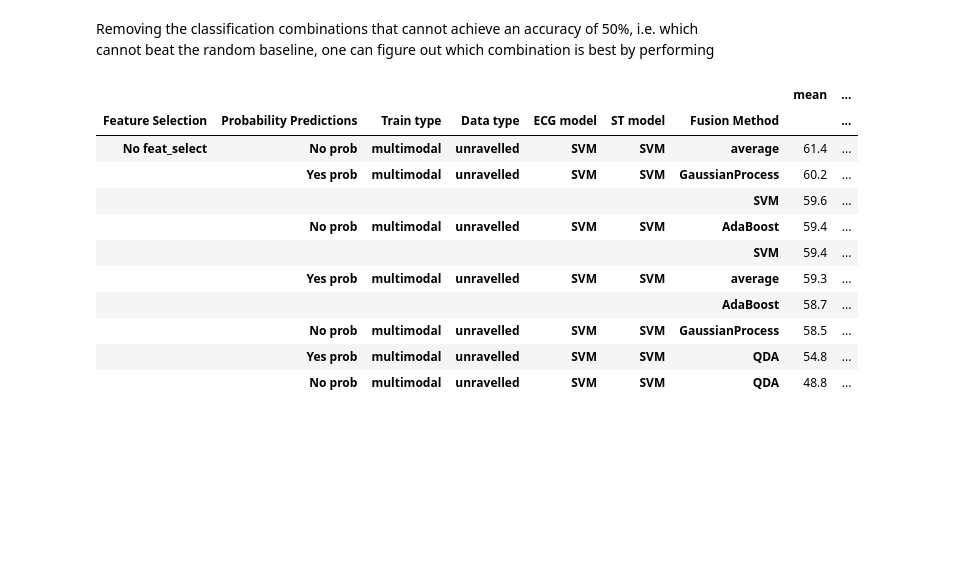
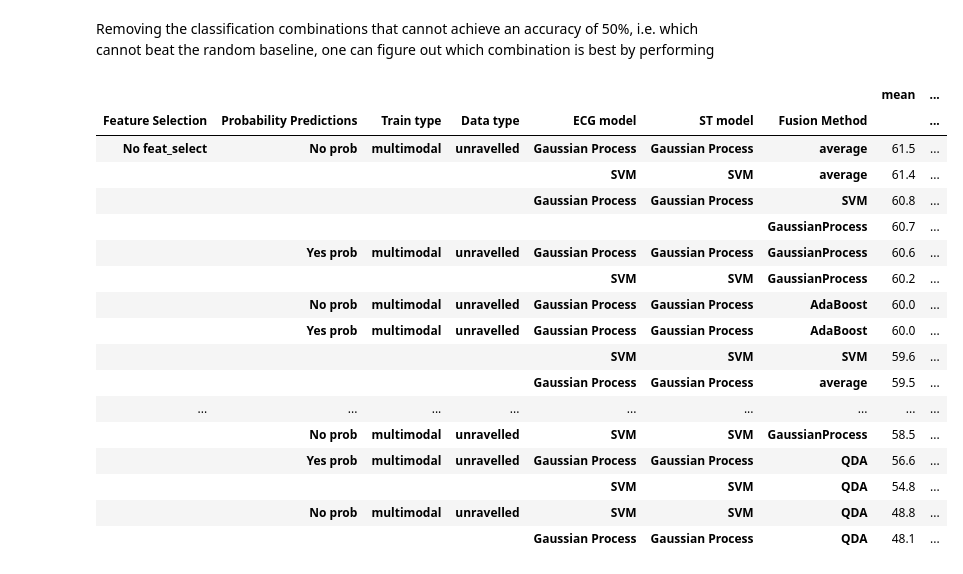
Before and after one commit to LeonardoAlchieri/MUSE, a Jupyter notebook: notebooks/results-analysis.ipynb, the cells around one changed output. Cells and saved outputs as stored; diff of their text form; code cells hidden in the pictures; blank space fills up the shorter version.

```diff
--- a/notebooks/results-analysis.ipynb
+++ b/notebooks/results-analysis.ipynb
@@ -411,7 +411,7 @@ plt.show()
 # %% [markdown]
 Removing the classification combinations that cannot achieve an accuracy of 50%, i.e. which cannot beat the random baseline, one can figure out which combination is best by performing
 # %%
-from pandas import MultiIndex, DataFrame, concat, set_option
+from pandas import MultiIndex, DataFrame, concat, set_option, read_csv
 from numpy import sqrt, round
 
 
@@ -472,6 +472,24 @@ multimodal_sessions: dict[str] = {
         "SVM", "SVM",
     ): [
         "rootsession15",
+    ],
+    (
+        "No feat_select",
+        "Yes prob",
+        "multimodal",
+        "unravelled",
+        "Gaussian Process", "Gaussian Process",
+    ): [
+        "rootsession17",
+    ],
+    (
+        "No feat_select",
+        "No prob",
+        "multimodal",
+        "unravelled",
+        "Gaussian Process", "Gaussian Process",
+    ): [
+        "rootsession18",
     ]
 }
 
@@ -492,40 +510,46 @@ for session_name, sessions in multimodal_sessions.items():
 
         new_idx = [tuple(idx.split(" ")) for idx in avg_df.index]
         new_idx = [tuple((*session_name, idx[-1])) for idx in new_idx]
 
         avg_df.index = MultiIndex.from_tuples(
             new_idx,
             names=[
                 "Feature Selection",
                 "Probability Predictions",
                 "Train type",
                 "Data type",
                 "ECG model",
                 "ST model",
                 "Fusion Method",
             ],
         )
         new_data = DataFrame()
         new_data["mean"] = round(avg_df * 100, decimals=1).astype(float)
         # new_data['std'] = data.std(axis=0).values
         new_data["se"] = round(
             data.std(axis=0).values / sqrt(10) * 100, decimals=1
         ).astype(float)
         final_df = concat([final_df, new_data])
 
 set_option("display.max_rows", 500)
 # final_df = final_df.iloc[[i for i, idx in enumerate(final_df.index) if len(idx[-1]) != 1],:]
 display(final_df.sort_values(by=["mean"], ascending=False))
 # %% [output]
 |  |  |  |  |  |  |  | mean | ... |
 | Feature Selection | Probability Predictions | Train type | Data type | ECG model | ST model | Fusion Method |  | ... |
-| No feat_select | No prob | multimodal | unravelled | SVM | SVM | average | 61.4 | ... |
-|  | Yes prob | multimodal | unravelled | SVM | SVM | GaussianProcess | 60.2 | ... |
-|  |  |  |  |  |  | SVM | 59.6 | ... |
-|  | No prob | multimodal | unravelled | SVM | SVM | AdaBoost | 59.4 | ... |
-|  |  |  |  |  |  | SVM | 59.4 | ... |
-|  | Yes prob | multimodal | unravelled | SVM | SVM | average | 59.3 | ... |
-|  |  |  |  |  |  | AdaBoost | 58.7 | ... |
+| No feat_select | No prob | multimodal | unravelled | Gaussian Process | Gaussian Process | average | 61.5 | ... |
+|  |  |  |  | SVM | SVM | average | 61.4 | ... |
+|  |  |  |  | Gaussian Process | Gaussian Process | SVM | 60.8 | ... |
+|  |  |  |  |  |  | GaussianProcess | 60.7 | ... |
+|  | Yes prob | multimodal | unravelled | Gaussian Process | Gaussian Process | GaussianProcess | 60.6 | ... |
+|  |  |  |  | SVM | SVM | GaussianProcess | 60.2 | ... |
+|  | No prob | multimodal | unravelled | Gaussian Process | Gaussian Process | AdaBoost | 60.0 | ... |
+|  | Yes prob | multimodal | unravelled | Gaussian Process | Gaussian Process | AdaBoost | 60.0 | ... |
+|  |  |  |  | SVM | SVM | SVM | 59.6 | ... |
+|  |  |  |  | Gaussian Process | Gaussian Process | average | 59.5 | ... |
+| ... | ... | ... | ... | ... | ... | ... | ... | ... |
 |  | No prob | multimodal | unravelled | SVM | SVM | GaussianProcess | 58.5 | ... |
-|  | Yes prob | multimodal | unravelled | SVM | SVM | QDA | 54.8 | ... |
+|  | Yes prob | multimodal | unravelled | Gaussian Process | Gaussian Process | QDA | 56.6 | ... |
+|  |  |  |  | SVM | SVM | QDA | 54.8 | ... |
 |  | No prob | multimodal | unravelled | SVM | SVM | QDA | 48.8 | ... |
+|  |  |  |  | Gaussian Process | Gaussian Process | QDA | 48.1 | ... |
```
Also changed, not shown: 5 other files.
